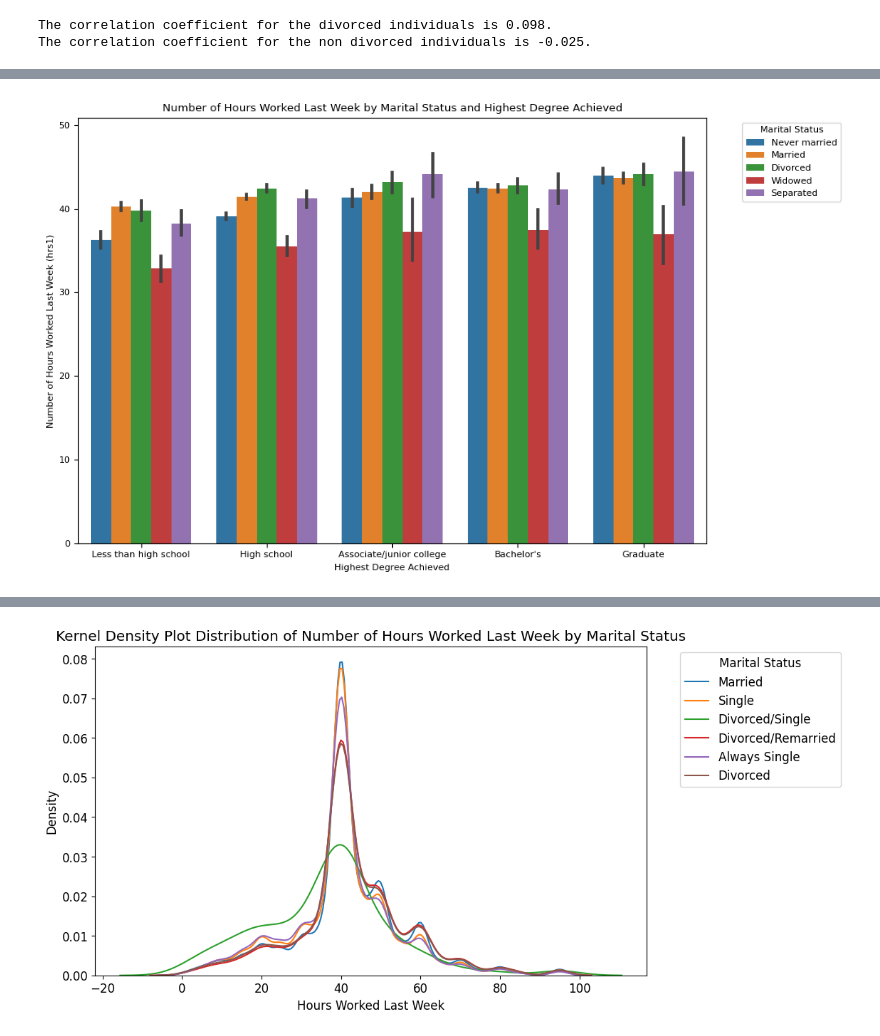
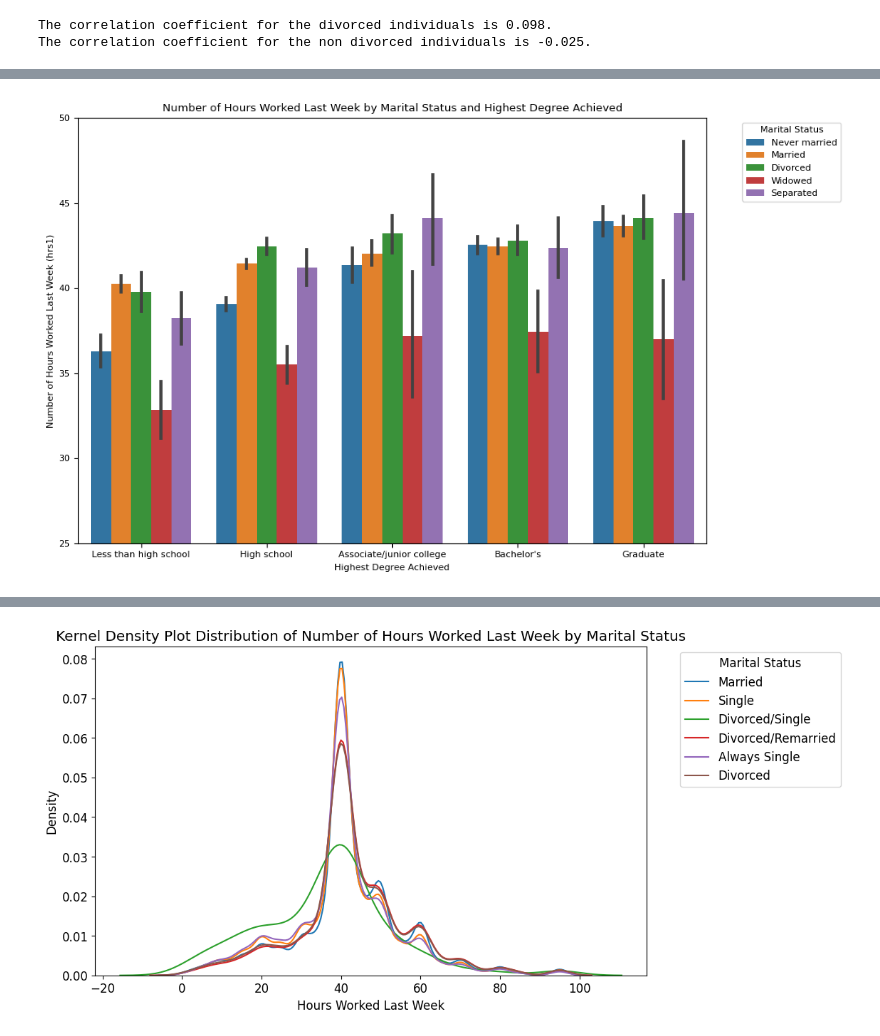
Before and after one commit to DS3001/group22, a Jupyter notebook: Midterm_Work.ipynb, the cells around one changed output, grey strips where cells are left out. Drawn from its saved outputs; the diff is of its cells as text; code cells hidden in the pictures.

```diff
--- a/Midterm_Work.ipynb
+++ b/Midterm_Work.ipynb
@@ -891,24 +754,25 @@ plt.show()
 # %%
 # Establish order of highest degree achieved
 degree_order = ["Less than high school", "High school", "Associate/junior college", "Bachelor's", "Graduate"]
 
 # Set up plot size
 plt.figure(figsize=(10, 6))
 
 # Make bar plot with relevant married status data
 sns.barplot(data = df, x = 'degree', y = 'hrs1', hue = 'marital', order=degree_order)
 
 # Set plot labels and title
 plt.title("Number of Hours Worked Last Week by Marital Status and Highest Degree Achieved")
 plt.xlabel("Highest Degree Achieved")
 plt.ylabel("Number of Hours Worked Last Week (hrs1)")
 plt.legend(title="Marital Status", bbox_to_anchor=(1.05, 1), loc='upper left')
 
 # Adjust formatting of plot
 plt.rcParams.update({'font.size': 8})
 plt.tight_layout()
+plt.ylim(25,50)
 
 # Display plot
 plt.show()
 # %% [output]
-[figure, old version]
+[figure, new version]
```
Also changed, not shown: parts of 42 cells of this notebook.
